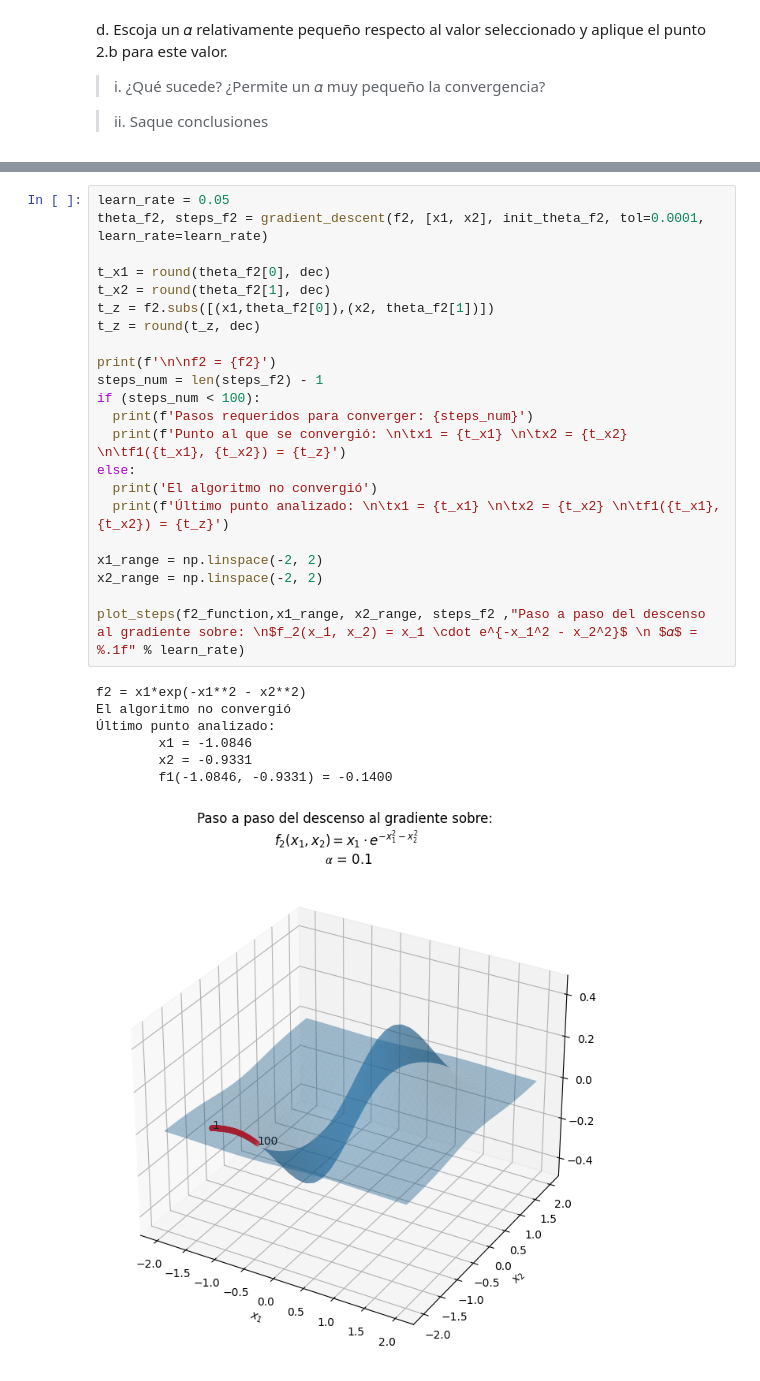
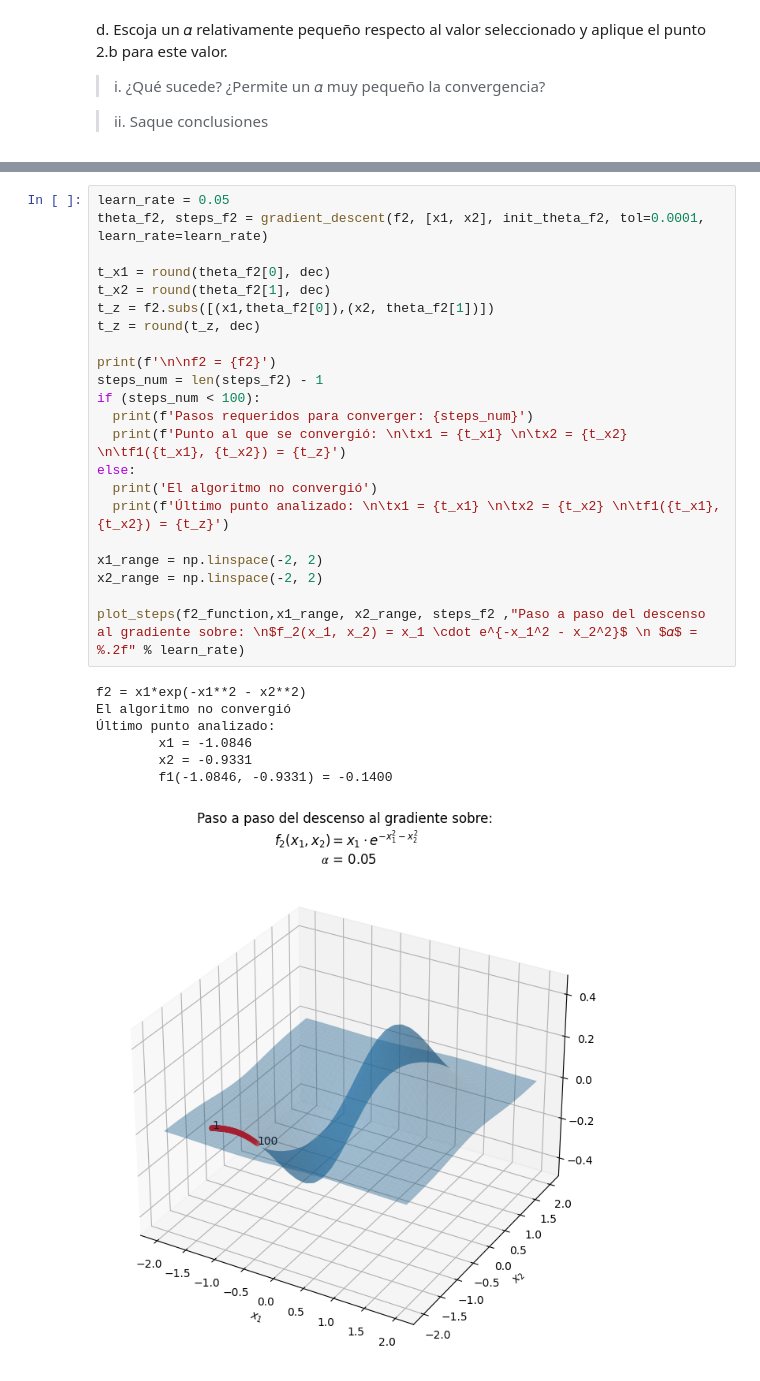
Before and after one commit to MAU143429/AI-Laboratories-IC6200, a Jupyter notebook: Lab8_GradientDescent.ipynb, the cells around one changed output, grey strips where cells are left out. Saved outputs shown, nothing was run; the diff lists cells and outputs as text.

```diff
--- a/Lab8_GradientDescent.ipynb
+++ b/Lab8_GradientDescent.ipynb
@@ -408,30 +414,30 @@ El algoritmo no convergió
 # %%
 learn_rate = 0.05
 theta_f2, steps_f2 = gradient_descent(f2, [x1, x2], init_theta_f2, tol=0.0001, learn_rate=learn_rate)
 
 t_x1 = round(theta_f2[0], dec)
 t_x2 = round(theta_f2[1], dec)
 t_z = f2.subs([(x1,theta_f2[0]),(x2, theta_f2[1])])
 t_z = round(t_z, dec)
 
 print(f'\n\nf2 = {f2}')
 steps_num = len(steps_f2) - 1
 if (steps_num < 100):
   print(f'Pasos requeridos para converger: {steps_num}')
   print(f'Punto al que se convergió: \n\tx1 = {t_x1} \n\tx2 = {t_x2} \n\tf1({t_x1}, {t_x2}) = {t_z}')
 else:
   print('El algoritmo no convergió')
   print(f'Último punto analizado: \n\tx1 = {t_x1} \n\tx2 = {t_x2} \n\tf1({t_x1}, {t_x2}) = {t_z}')
 
 x1_range = np.linspace(-2, 2)
 x2_range = np.linspace(-2, 2)
 
-plot_steps(f2_function,x1_range, x2_range, steps_f2 ,"Paso a paso del descenso al gradiente sobre: \n$f_2(x_1, x_2) = x_1 \cdot e^{-x_1^2 - x_2^2}$ \n $𝛼$ = %.1f" % learn_rate)
+plot_steps(f2_function,x1_range, x2_range, steps_f2 ,"Paso a paso del descenso al gradiente sobre: \n$f_2(x_1, x_2) = x_1 \cdot e^{-x_1^2 - x_2^2}$ \n $𝛼$ = %.2f" % learn_rate)
 # %% [output]
 f2 = x1*exp(-x1**2 - x2**2)
 El algoritmo no convergió
 Último punto analizado:
         x1 = -1.0846
         x2 = -0.9331
         f1(-1.0846, -0.9331) = -0.1400
-[figure, old version]
+[figure, new version]
```
Also changed, not shown: parts of 3 cells of this notebook.
